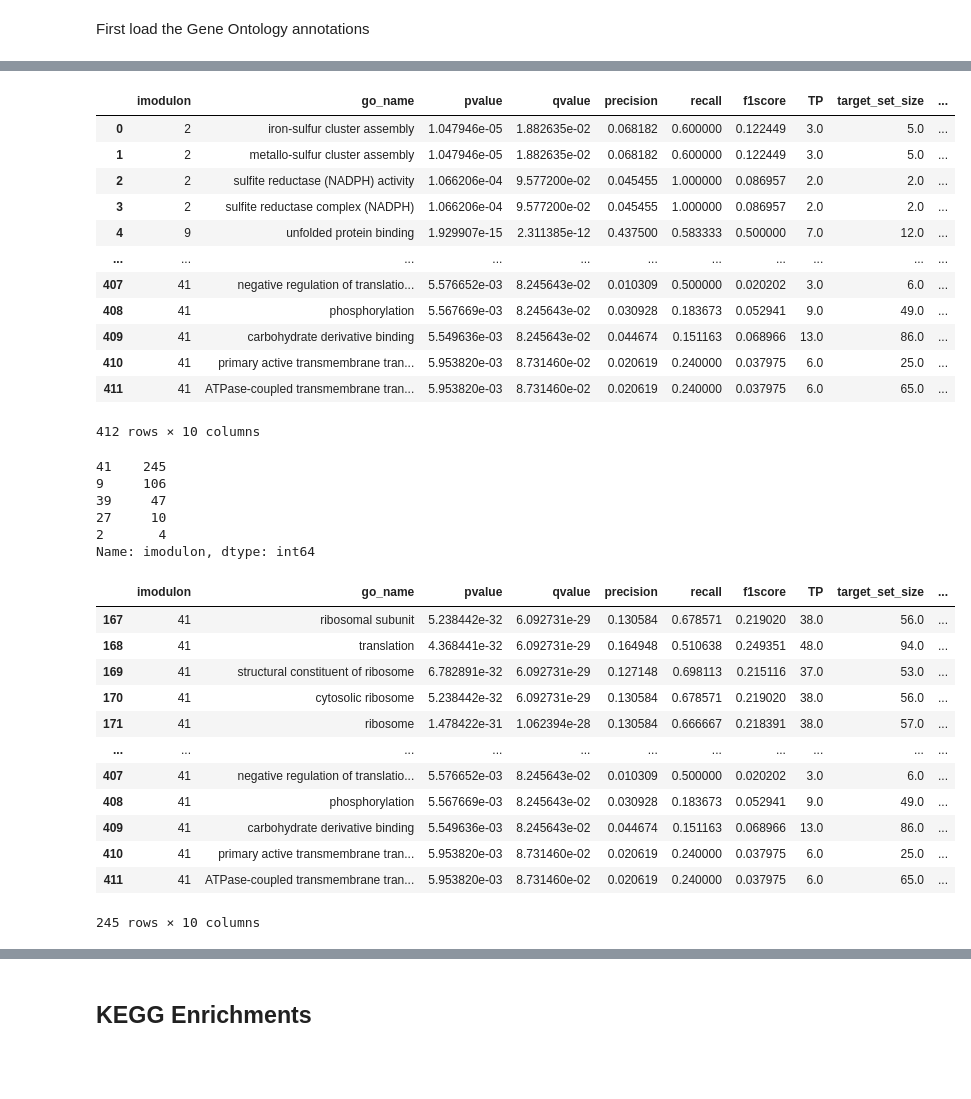
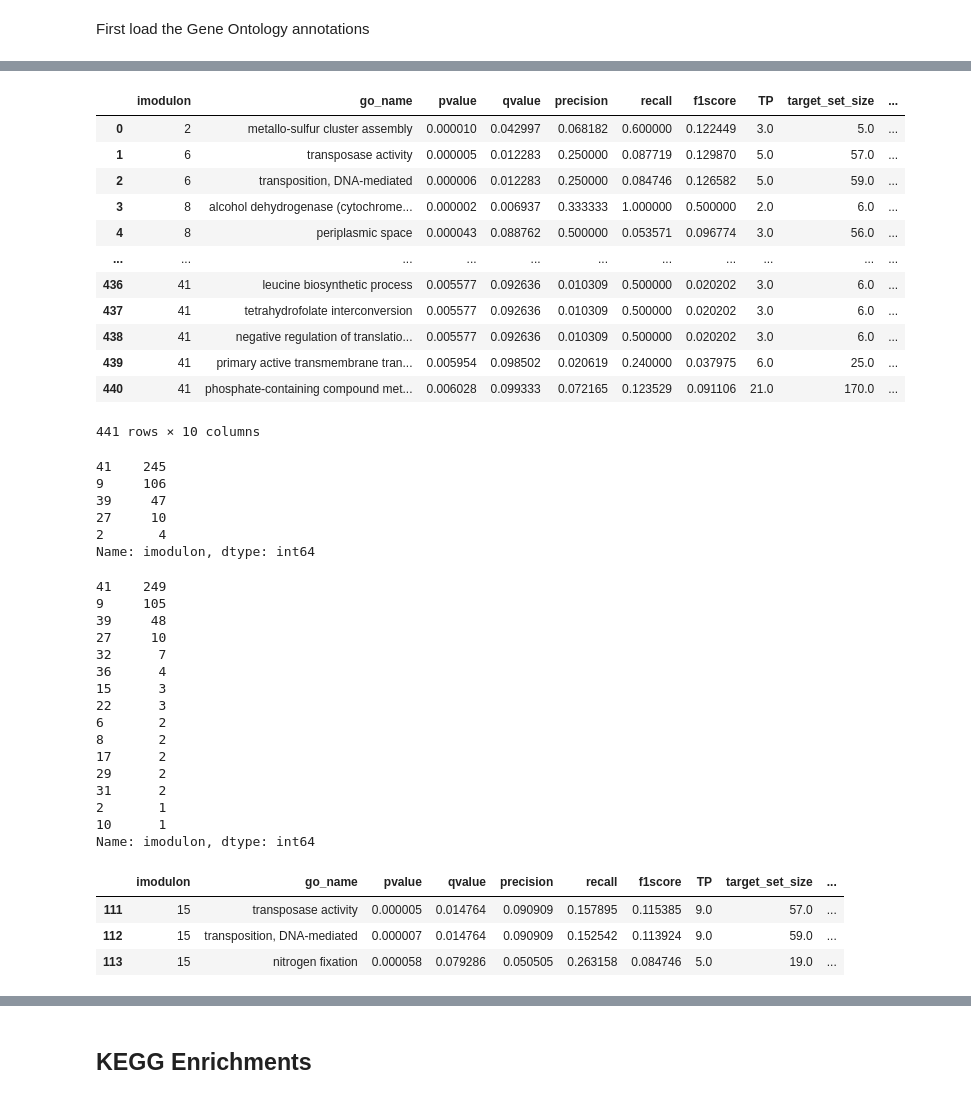
Before and after one commit to erinhwilson/modulome-workflow, a Jupyter notebook: 5_characterize_iModulons/2_iModulon_characterization_Erin.ipynb, the cells around one changed output, grey strips where cells are left out. Saved outputs shown, nothing was run; the diff lists cells and outputs as text; code cells hidden in the pictures; blank space fills up the shorter version.

```diff
--- a/5_characterize_iModulons/2_iModulon_characterization_Erin.ipynb
+++ b/5_characterize_iModulons/2_iModulon_characterization_Erin.ipynb
@@ -225,4 +230,6 @@ First load the Gene Ontology annotations
 # %%
-DF_GO = pd.read_csv(path.join(external_data,'5G_GO_annotations_from_egg.csv'),index_col=0)
+#DF_GO = pd.read_csv(path.join(external_data,'5G_GO_annotations_from_egg.csv'),index_col=0)
+DF_GO = pd.read_csv(path.join(external_data,'5G_go_combined_melt.tsv'),sep='\t').fillna("")
+print(DF_GO.shape)
 DF_GO.head()
 # %% [output]
@@ -259,18 +267,18 @@ DF_GO_enrich = ica_data.compute_annotation_enrichment(DF_GO,'go_name')
 DF_GO_enrich
 # %% [output]
 |  | imodulon | go_name | pvalue | qvalue | precision | recall | f1score | TP | target_set_size | ... |
-| 0 | 2 | iron-sulfur cluster assembly | 1.047946e-05 | 1.882635e-02 | 0.068182 | 0.600000 | 0.122449 | 3.0 | 5.0 | ... |
-| 1 | 2 | metallo-sulfur cluster assembly | 1.047946e-05 | 1.882635e-02 | 0.068182 | 0.600000 | 0.122449 | 3.0 | 5.0 | ... |
-| 2 | 2 | sulfite reductase (NADPH) activity | 1.066206e-04 | 9.577200e-02 | 0.045455 | 1.000000 | 0.086957 | 2.0 | 2.0 | ... |
-| 3 | 2 | sulfite reductase complex (NADPH) | 1.066206e-04 | 9.577200e-02 | 0.045455 | 1.000000 | 0.086957 | 2.0 | 2.0 | ... |
-| 4 | 9 | unfolded protein binding | 1.929907e-15 | 2.311385e-12 | 0.437500 | 0.583333 | 0.500000 | 7.0 | 12.0 | ... |
+| 0 | 2 | metallo-sulfur cluster assembly | 0.000010 | 0.042997 | 0.068182 | 0.600000 | 0.122449 | 3.0 | 5.0 | ... |
+| 1 | 6 | transposase activity | 0.000005 | 0.012283 | 0.250000 | 0.087719 | 0.129870 | 5.0 | 57.0 | ... |
+| 2 | 6 | transposition, DNA-mediated | 0.000006 | 0.012283 | 0.250000 | 0.084746 | 0.126582 | 5.0 | 59.0 | ... |
+| 3 | 8 | alcohol dehydrogenase (cytochrome... | 0.000002 | 0.006937 | 0.333333 | 1.000000 | 0.500000 | 2.0 | 6.0 | ... |
+| 4 | 8 | periplasmic space | 0.000043 | 0.088762 | 0.500000 | 0.053571 | 0.096774 | 3.0 | 56.0 | ... |
 | ... | ... | ... | ... | ... | ... | ... | ... | ... | ... | ... |
-| 407 | 41 | negative regulation of translatio... | 5.576652e-03 | 8.245643e-02 | 0.010309 | 0.500000 | 0.020202 | 3.0 | 6.0 | ... |
-| 408 | 41 | phosphorylation | 5.567669e-03 | 8.245643e-02 | 0.030928 | 0.183673 | 0.052941 | 9.0 | 49.0 | ... |
-| 409 | 41 | carbohydrate derivative binding | 5.549636e-03 | 8.245643e-02 | 0.044674 | 0.151163 | 0.068966 | 13.0 | 86.0 | ... |
-| 410 | 41 | primary active transmembrane tran... | 5.953820e-03 | 8.731460e-02 | 0.020619 | 0.240000 | 0.037975 | 6.0 | 25.0 | ... |
-| 411 | 41 | ATPase-coupled transmembrane tran... | 5.953820e-03 | 8.731460e-02 | 0.020619 | 0.240000 | 0.037975 | 6.0 | 65.0 | ... |
+| 436 | 41 | leucine biosynthetic process | 0.005577 | 0.092636 | 0.010309 | 0.500000 | 0.020202 | 3.0 | 6.0 | ... |
+| 437 | 41 | tetrahydrofolate interconversion | 0.005577 | 0.092636 | 0.010309 | 0.500000 | 0.020202 | 3.0 | 6.0 | ... |
+| 438 | 41 | negative regulation of translatio... | 0.005577 | 0.092636 | 0.010309 | 0.500000 | 0.020202 | 3.0 | 6.0 | ... |
+| 439 | 41 | primary active transmembrane tran... | 0.005954 | 0.098502 | 0.020619 | 0.240000 | 0.037975 | 6.0 | 25.0 | ... |
+| 440 | 41 | phosphate-containing compound met... | 0.006028 | 0.099333 | 0.072165 | 0.123529 | 0.091106 | 21.0 | 170.0 | ... |
-412 rows × 10 columns
+441 rows × 10 columns
 # %%
 DF_GO_enrich['imodulon'].value_counts()
 # %% [output]
@@ -280,19 +288,29 @@ DF_GO_enrich['imodulon'].value_counts()
 27     10
 2       4
 Name: imodulon, dtype: int64
+# %%
+DF_GO_enrich['imodulon'].value_counts()
+# %% [output]
+41    249
+9     105
+39     48
+27     10
+32      7
+36      4
+15      3
+22      3
+6       2
+8       2
+17      2
+29      2
+31      2
+2       1
+10      1
+Name: imodulon, dtype: int64
 # %%
-DF_GO_enrich[DF_GO_enrich['imodulon'] == 41]
+DF_GO_enrich[DF_GO_enrich['imodulon'] == 15]
 # %% [output]
 |  | imodulon | go_name | pvalue | qvalue | precision | recall | f1score | TP | target_set_size | ... |
-| 167 | 41 | ribosomal subunit | 5.238442e-32 | 6.092731e-29 | 0.130584 | 0.678571 | 0.219020 | 38.0 | 56.0 | ... |
-| 168 | 41 | translation | 4.368441e-32 | 6.092731e-29 | 0.164948 | 0.510638 | 0.249351 | 48.0 | 94.0 | ... |
-| 169 | 41 | structural constituent of ribosome | 6.782891e-32 | 6.092731e-29 | 0.127148 | 0.698113 | 0.215116 | 37.0 | 53.0 | ... |
-| 170 | 41 | cytosolic ribosome | 5.238442e-32 | 6.092731e-29 | 0.130584 | 0.678571 | 0.219020 | 38.0 | 56.0 | ... |
-| 171 | 41 | ribosome | 1.478422e-31 | 1.062394e-28 | 0.130584 | 0.666667 | 0.218391 | 38.0 | 57.0 | ... |
-| ... | ... | ... | ... | ... | ... | ... | ... | ... | ... | ... |
-| 407 | 41 | negative regulation of translatio... | 5.576652e-03 | 8.245643e-02 | 0.010309 | 0.500000 | 0.020202 | 3.0 | 6.0 | ... |
-| 408 | 41 | phosphorylation | 5.567669e-03 | 8.245643e-02 | 0.030928 | 0.183673 | 0.052941 | 9.0 | 49.0 | ... |
-| 409 | 41 | carbohydrate derivative binding | 5.549636e-03 | 8.245643e-02 | 0.044674 | 0.151163 | 0.068966 | 13.0 | 86.0 | ... |
-| 410 | 41 | primary active transmembrane tran... | 5.953820e-03 | 8.731460e-02 | 0.020619 | 0.240000 | 0.037975 | 6.0 | 25.0 | ... |
-| 411 | 41 | ATPase-coupled transmembrane tran... | 5.953820e-03 | 8.731460e-02 | 0.020619 | 0.240000 | 0.037975 | 6.0 | 65.0 | ... |
+| 111 | 15 | transposase activity | 0.000005 | 0.014764 | 0.090909 | 0.157895 | 0.115385 | 9.0 | 57.0 | ... |
+| 112 | 15 | transposition, DNA-mediated | 0.000007 | 0.014764 | 0.090909 | 0.152542 | 0.113924 | 9.0 | 59.0 | ... |
+| 113 | 15 | nitrogen fixation | 0.000058 | 0.079286 | 0.050505 | 0.263158 | 0.084746 | 5.0 | 19.0 | ... |
-245 rows × 10 columns
```
Also changed, not shown: parts of 14 cells of this notebook, 1 other file.
